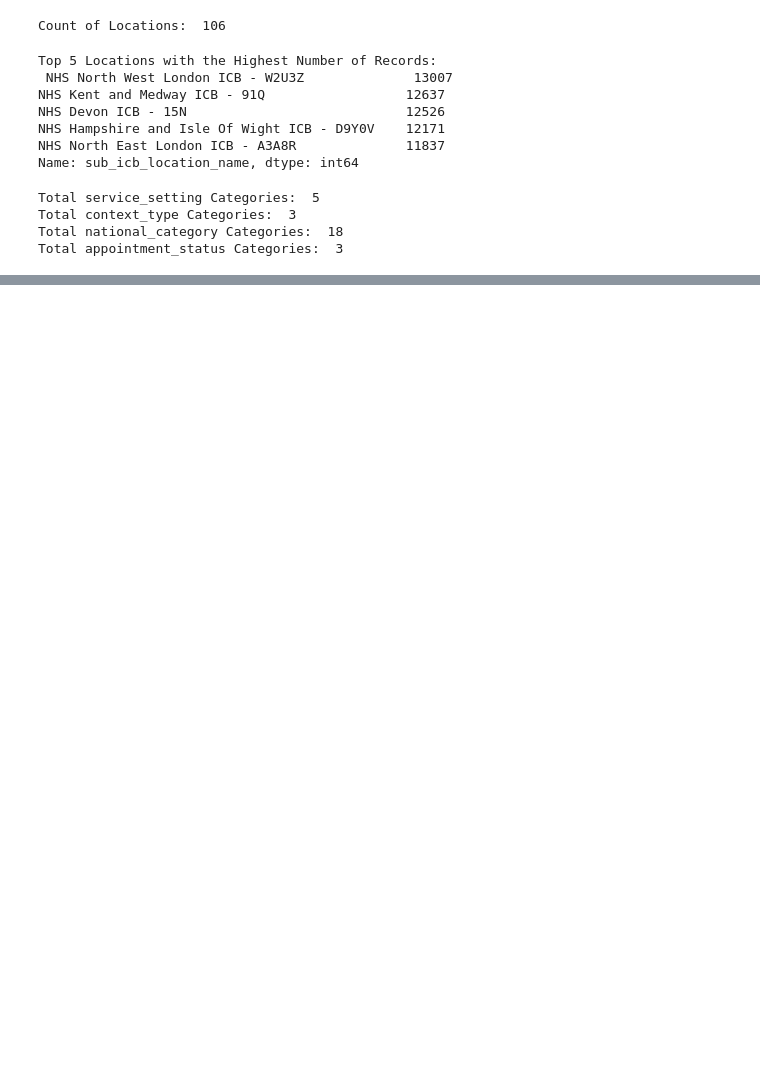
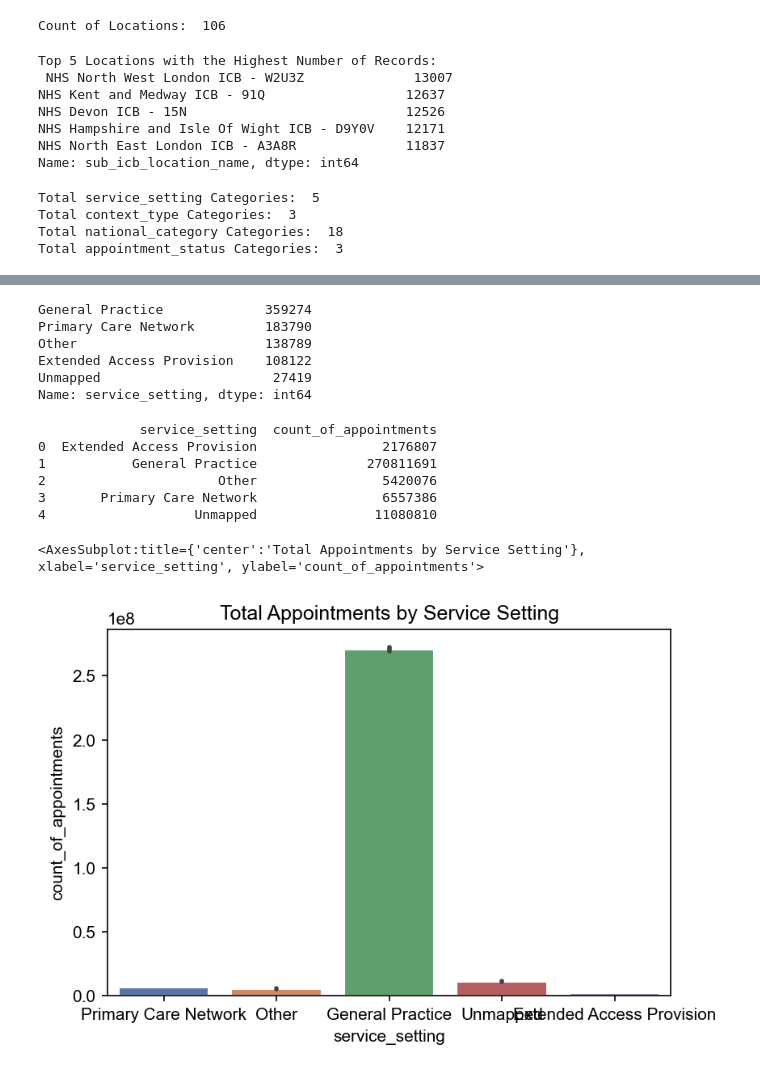
Before and after one commit to ClaireLLawrence/Lawrence_Claire_DA201_Assignment, a Jupyter notebook: Lawrence_Claire_DA201_Assignment_Notebook.ipynb, the cells around one changed output, grey strips where cells are left out. Drawn from its saved outputs; the diff is of its cells as text; code cells hidden in the pictures; blank space fills up the shorter version.

```diff
--- a/Lawrence_Claire_DA201_Assignment_Notebook.ipynb
+++ b/Lawrence_Claire_DA201_Assignment_Notebook.ipynb
@@ -258,0 +344,4 @@ Total appointment_status Categories:  3
+# %%
+# The date in the nc DataFrame is now also reformatted to dd-mm-yyyy for consistency.
+# Both DataFrames now have the date in the same format and data type.
+nc['appointment_date'] = nc['appointment_date'].dt.strftime('%d-%m-%Y')
@@ -258,0 +357,4 @@ Total appointment_status Categories:  3
+# %%
+# The appointment month is changed from a string to a date.
+nc['appointment_month'] = nc['appointment_month'].astype('datetime64[ns]')
+nc['appointment_month'] = nc['appointment_month'].dt.strftime('%m-%Y')
@@ -258,0 +485,33 @@ Total appointment_status Categories:  3
+# %%
+nc['count_of_appointments'] = nc['count_of_appointments'].astype('int64')
+# %%
+print(nc['service_setting'].value_counts())
+# %% [output]
+General Practice             359274
+Primary Care Network         183790
+Other                        138789
+Extended Access Provision    108122
+Unmapped                      27419
+Name: service_setting, dtype: int64
+# %%
+setting_apps = nc.groupby(['service_setting'])['count_of_appointments'].agg('sum').reset_index()
+print(setting_apps)
+# %% [output]
+             service_setting  count_of_appointments
+0  Extended Access Provision                2176807
+1           General Practice              270811691
+2                      Other                5420076
+3       Primary Care Network                6557386
+4                   Unmapped               11080810
+# %%
+fig, ax = plt.subplots(dpi=150)
+
+sns.set(rc = {'figure.figsize':(10, 10)})
+ax.set_title("Total Appointments by Service Setting")
+ax.set_xlabel("Service Setting")
+ax.set_ylabel("Total Appointments")
+
+sns.barplot(x='service_setting', y='count_of_appointments', estimator=sum, data=nc)
+# %% [output]
+<AxesSubplot:title={'center':'Total Appointments by Service Setting'}, xlabel='service_setting', ylabel='count_of_appointments'>
+[figure, added]
```
Also changed, not shown: parts of 34 cells of this notebook.
